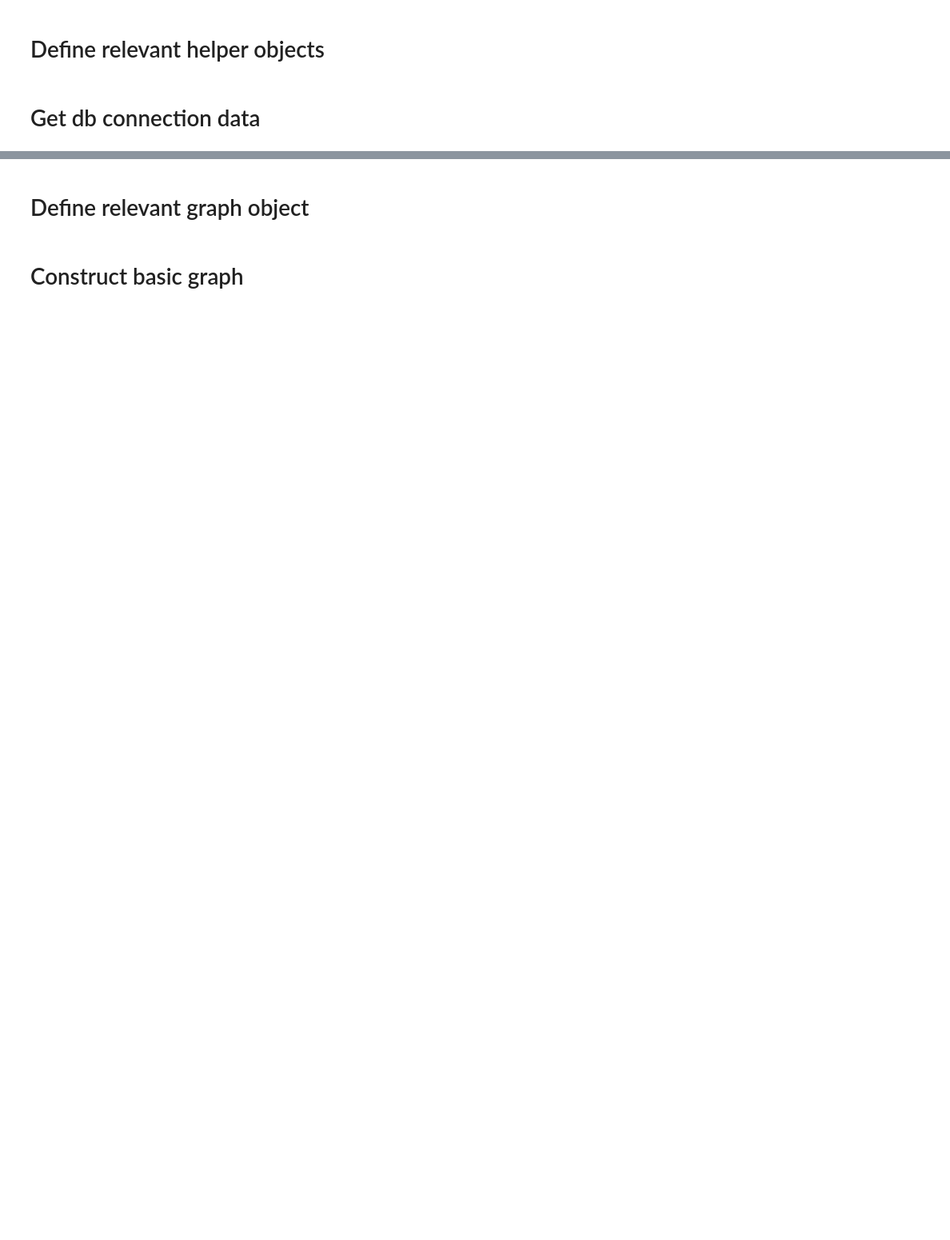
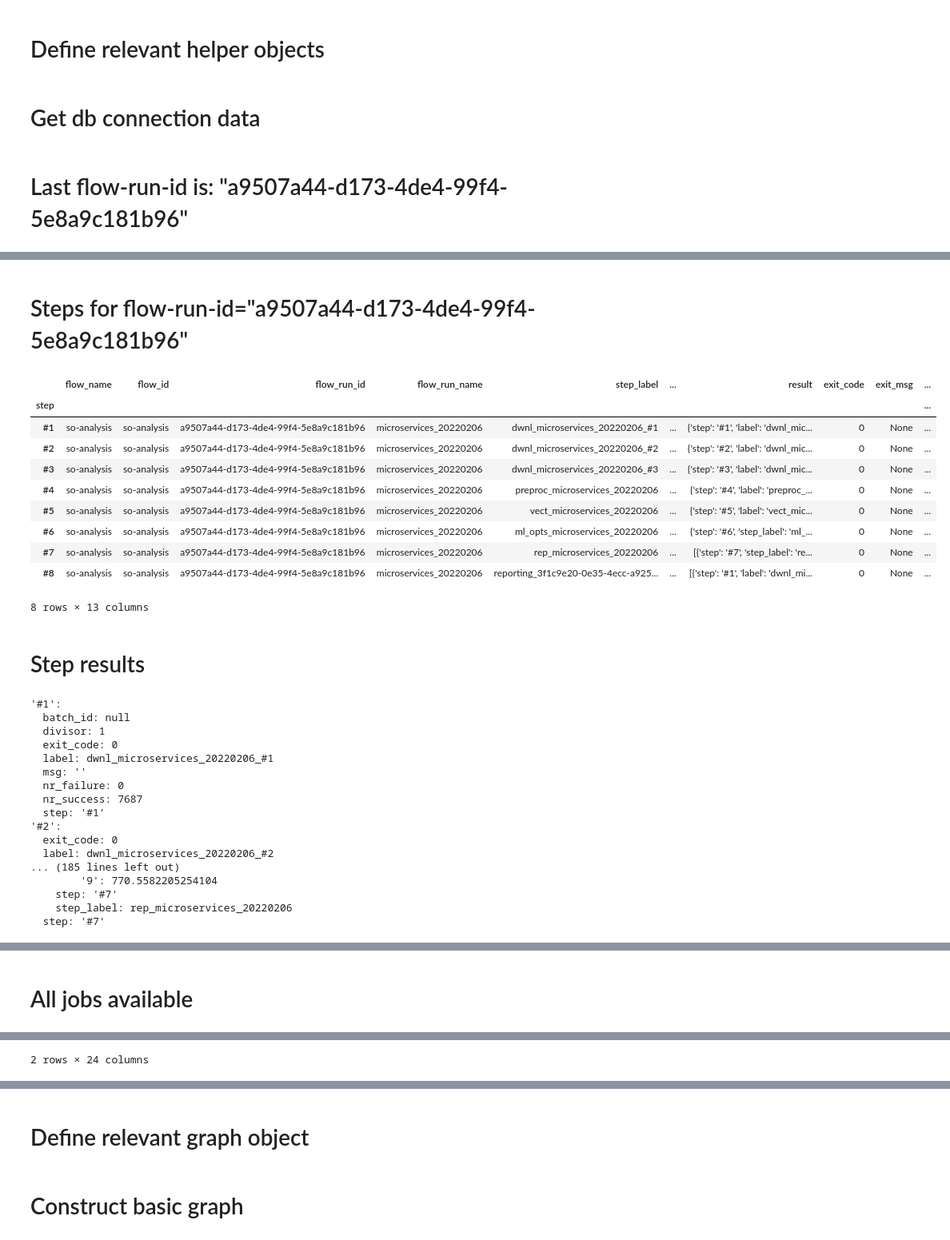
Before and after one commit to HBernigau/StackOverflowAnalysis, a Jupyter notebook: so_ana_analysis/network_analysis.ipynb, the cells around one changed output, grey strips where cells are left out. Shown: that part at 80% size. Saved outputs shown, nothing was run; the diff lists cells and outputs as text; code cells hidden in the pictures; blank space fills up the shorter version.

```diff
--- a/so_ana_analysis/network_analysis.ipynb
+++ b/so_ana_analysis/network_analysis.ipynb
@@ -75,7 +75,7 @@ deps = prod_db_deps_container()
 all_jobs = so_ana_reporting.ReportingDataAccess.load_all_job_data(deps.conn)
 flow_run_id = all_jobs.sort_values('started_at_timest', ascending=False).iloc[0, :]['flow_run_id']
 
-display(HTML(f'<h1>Last flow-run-id is: "{flow_run_id}""</h1>'))
+display(HTML(f'<h1>Last flow-run-id is: "{flow_run_id}"</h1>'))
 display(HTML('<hr width="85%" align="left">'))
 print()
 
@@ -85,7 +85,12 @@ all_steps = so_ana_reporting.ReportingDataAccess.load_all_step_data_for_flow_run
 flow_opts=all_jobs[all_jobs['flow_run_id']==flow_run_id]['flow_opts'].iloc[0]
 
 ROOT_PATH =os.path.join(os.path.join(so_ana_util.PROJ_OUTP_PATH, flow_run_id), 'jupyter_network')
-os.mkdir(ROOT_PATH )
+
+try:
+    os.mkdir(ROOT_PATH)
+except FileExistsError:
+    pass
+
 EXP_PATH_USER_GRAPH = os.path.join(ROOT_PATH, 'user_graph.xlsx')
 EXP_PATH_DOC_GRAPH = os.path.join(ROOT_PATH, 'document_graph.xlsx')
 EXP_PATH_DISTR =  os.path.join(ROOT_PATH, 'graph_distribution_@GRAPHNAME@.xlsx')
@@ -94,10 +99,15 @@ NR_TOPICS=flow_opts['ml_opts']['num_topics']
 
 display(HTML(f'<h1>Steps for flow-run-id="{flow_run_id}"</h1>'))
 display(all_steps.sort_index())
-
+print()
+display(HTML(f'<h1>Step results</h1>'))
+step_res_dict = {idx: item['result'] for idx, item in all_steps.iterrows()}
+print(yaml.dump(step_res_dict))
 display(HTML('<hr width="85%" align="left">'))
-print()
+display(HTML(f'<h1>All jobs available</h1>'))
 display(all_jobs)
 print()
 display(HTML('<h1>flow config</h1>'))
 print(yaml.dump(flow_opts))
+# %% [output]
+Last flow-run-id is: "a9507a44-d173-4de4-99f4-5e8a9c181b96"
@@ -103,0 +115,30 @@ print(yaml.dump(flow_opts))
+Steps for flow-run-id="a9507a44-d173-4de4-99f4-5e8a9c181b96"
+|  | flow_name | flow_id | flow_run_id | flow_run_name | step_label | ... | result | exit_code | exit_msg | ... |
+| step |  |  |  |  |  |  |  |  |  | ... |
+| #1 | so-analysis | so-analysis | a9507a44-d173-4de4-99f4-5e8a9c181b96 | microservices_20220206 | dwnl_microservices_20220206_#1 | ... | {'step': '#1', 'label': 'dwnl_mic... | 0 | None | ... |
+| #2 | so-analysis | so-analysis | a9507a44-d173-4de4-99f4-5e8a9c181b96 | microservices_20220206 | dwnl_microservices_20220206_#2 | ... | {'step': '#2', 'label': 'dwnl_mic... | 0 | None | ... |
+| #3 | so-analysis | so-analysis | a9507a44-d173-4de4-99f4-5e8a9c181b96 | microservices_20220206 | dwnl_microservices_20220206_#3 | ... | {'step': '#3', 'label': 'dwnl_mic... | 0 | None | ... |
+| #4 | so-analysis | so-analysis | a9507a44-d173-4de4-99f4-5e8a9c181b96 | microservices_20220206 | preproc_microservices_20220206 | ... | {'step': '#4', 'label': 'preproc_... | 0 | None | ... |
+| #5 | so-analysis | so-analysis | a9507a44-d173-4de4-99f4-5e8a9c181b96 | microservices_20220206 | vect_microservices_20220206 | ... | {'step': '#5', 'label': 'vect_mic... | 0 | None | ... |
+| #6 | so-analysis | so-analysis | a9507a44-d173-4de4-99f4-5e8a9c181b96 | microservices_20220206 | ml_opts_microservices_20220206 | ... | {'step': '#6', 'step_label': 'ml_... | 0 | None | ... |
+| #7 | so-analysis | so-analysis | a9507a44-d173-4de4-99f4-5e8a9c181b96 | microservices_20220206 | rep_microservices_20220206 | ... | [{'step': '#7', 'step_label': 're... | 0 | None | ... |
+| #8 | so-analysis | so-analysis | a9507a44-d173-4de4-99f4-5e8a9c181b96 | microservices_20220206 | reporting_3f1c9e20-0e35-4ecc-a925... | ... | [{'step': '#1', 'label': 'dwnl_mi... | 0 | None | ... |
+8 rows × 13 columns
+Step results
+'#1':
+  batch_id: null
+  divisor: 1
+  exit_code: 0
+  label: dwnl_microservices_20220206_#1
+  msg: ''
+  nr_failure: 0
+  nr_success: 7687
+  step: '#1'
+'#2':
+  exit_code: 0
+  label: dwnl_microservices_20220206_#2
+... (185 lines left out)
+        '9': 770.5582205254104
+    step: '#7'
+    step_label: rep_microservices_20220206
+  step: '#7'
@@ -103,0 +146 @@ print(yaml.dump(flow_opts))
+All jobs available
@@ -103,0 +150 @@ print(yaml.dump(flow_opts))
+2 rows × 24 columns
```
Also changed, not shown: parts of 9 cells of this notebook, 41 other files.
